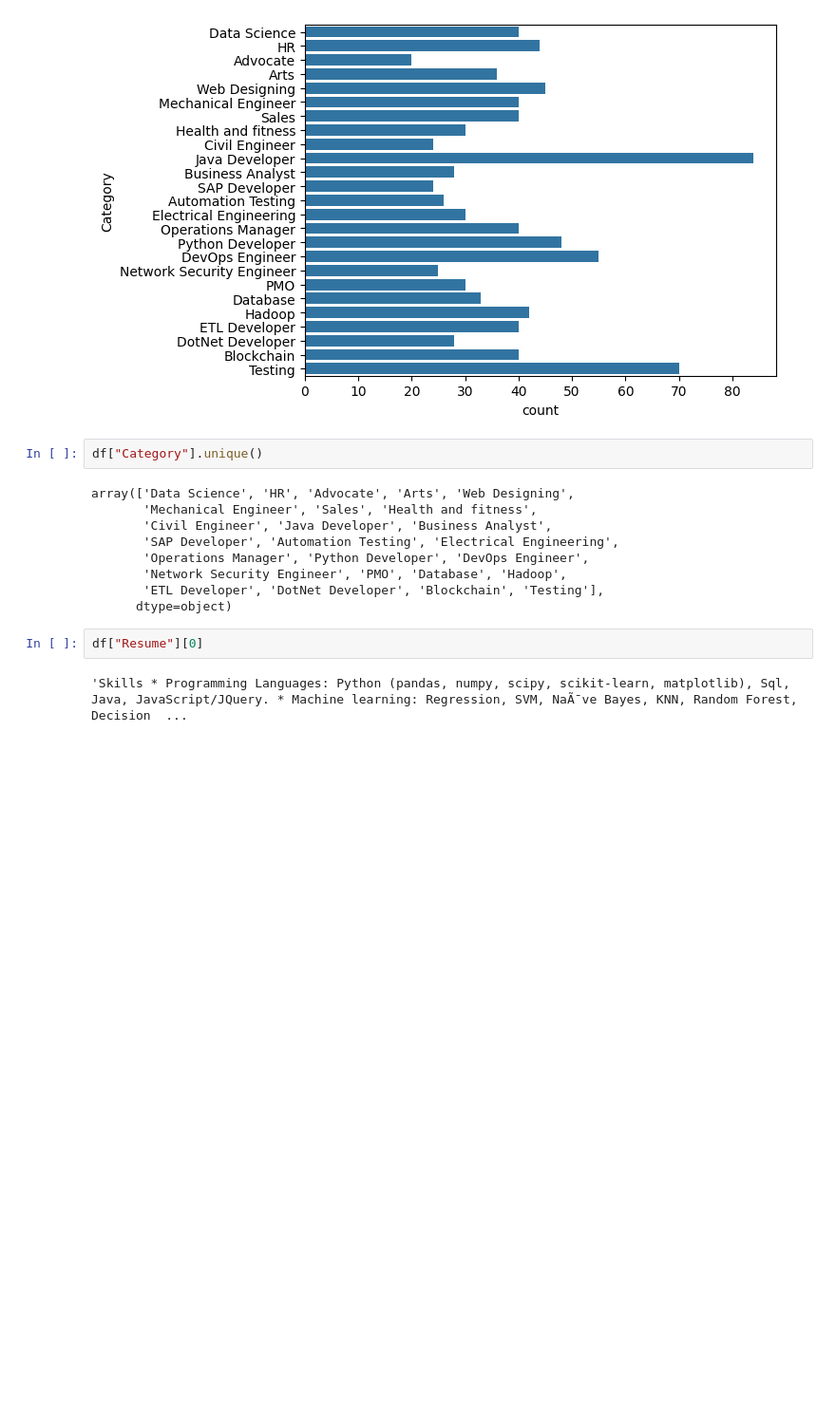
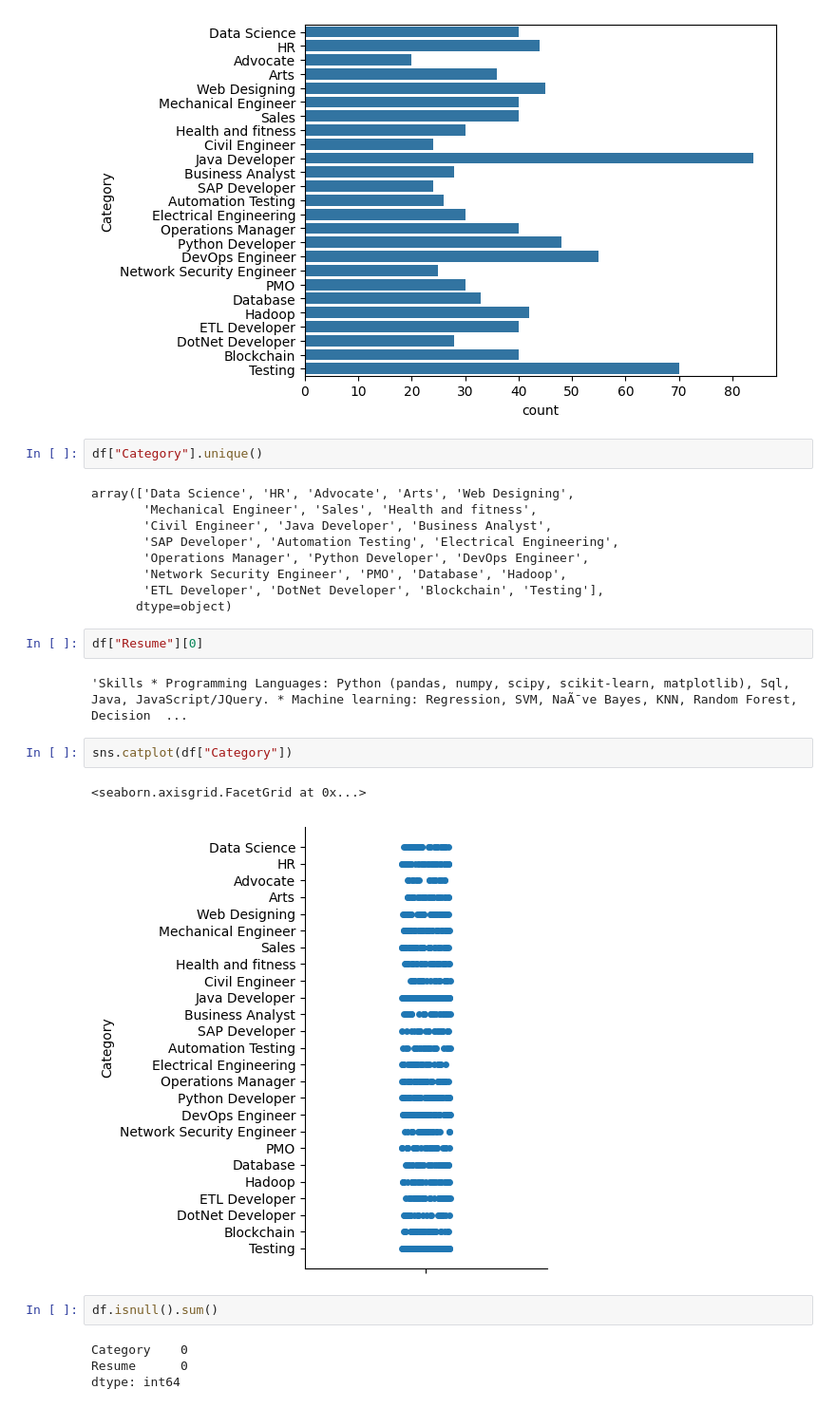
Before and after one commit to Amanat1599/Resume-Analyser-NLP-project, a Jupyter notebook: Resume_code.ipynb, the cells around one changed output. Shown: that part at 95% size. Drawn from its saved outputs; the diff is of its cells as text; blank space fills up the shorter version.

```diff
--- a/Resume_code.ipynb
+++ b/Resume_code.ipynb
@@ -65,3 +65,14 @@ array(['Data Science', 'HR', 'Advocate', 'Arts', 'Web Designing',
 df["Resume"][0]
 # %% [output]
 'Skills * Programming Languages: Python (pandas, numpy, scipy, scikit-learn, matplotlib), Sql, Java, JavaScript/JQuery. * Machine learning: Regression, SVM, NaÃ¯ve Bayes, KNN, Random Forest, Decision  ...
+# %%
+sns.catplot(df["Category"])
+# %% [output]
+<seaborn.axisgrid.FacetGrid at 0x...>
+[figure, added]
+# %%
+df.isnull().sum()
+# %% [output]
+Category    0
+Resume      0
+dtype: int64
```
Also changed, not shown: parts of 2 cells of this notebook.
